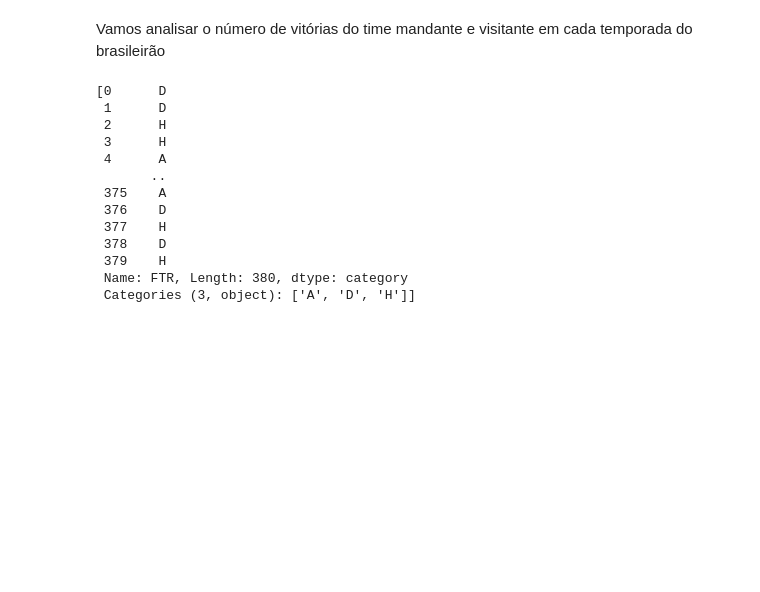
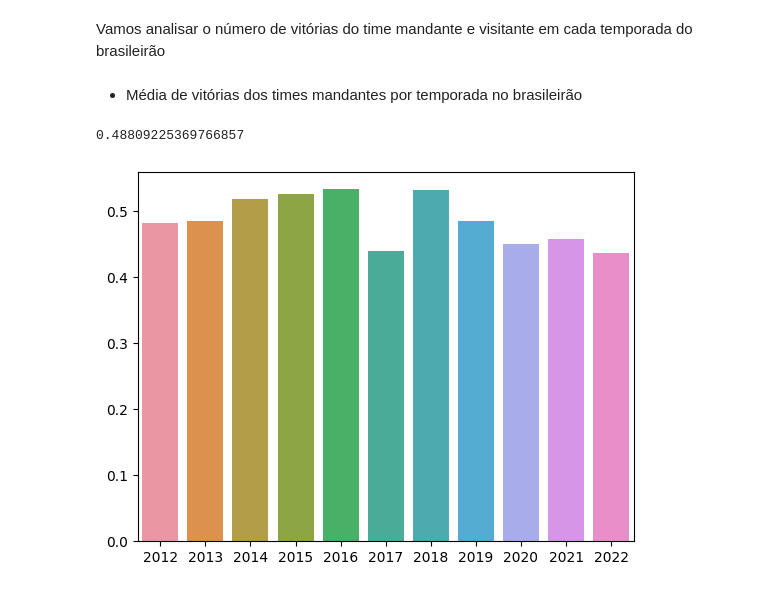
Before and after one commit to matheusalb/Veva365, a Jupyter notebook: Projeto 1.ipynb, the cells around one changed output. Cells and saved outputs as stored; diff of their text form; code cells hidden in the pictures; blank space fills up the shorter version.

```diff
--- a/Projeto 1.ipynb
+++ b/Projeto 1.ipynb
@@ -187,7 +188,7 @@ dtype: object
 # %% [markdown]
 * Atribuindo Tipo para a Data
 # %%
-df['Date'] = pd.to_datetime(df['Date'], infer_datetime_format=True)
+df['Date'] = pd.to_datetime(df['Date'], infer_datetime_format=True, dayfirst=True)
 # %% [markdown]
 ### 2.2. Tratamento de Dados Ausentes
 # %% [markdown]
@@ -682,16 +679,35 @@ ftr_br.append(df_br_2012['FTR'])
-# %%
-ftr_br
-# %% [output]
-[0      D
- 1      D
- 2      H
- 3      H
- 4      A
-       ..
- 375    A
- 376    D
- 377    H
- 378    D
- 379    H
- Name: FTR, Length: 380, dtype: category
- Categories (3, object): ['A', 'D', 'H']]
+# %%
+ftr_home_br = []
+ftr_adv_br = []
+
+ftr_home_br.append(df_br_2012['FTR'].value_counts().loc['H'] / df_br_2012.shape[0])
+ftr_home_br.append(df_br_2013['FTR'].value_counts().loc['H'] / df_br_2013.shape[0])
+ftr_home_br.append(df_br_2014['FTR'].value_counts().loc['H'] / df_br_2014.shape[0])
+ftr_home_br.append(df_br_2015['FTR'].value_counts().loc['H'] / df_br_2015.shape[0])
+ftr_home_br.append(df_br_2016['FTR'].value_counts().loc['H'] / df_br_2016.shape[0])
+ftr_home_br.append(df_br_2017['FTR'].value_counts().loc['H'] / df_br_2017.shape[0])
+ftr_home_br.append(df_br_2018['FTR'].value_counts().loc['H'] / df_br_2018.shape[0])
+ftr_home_br.append(df_br_2019['FTR'].value_counts().loc['H'] / df_br_2019.shape[0])
+ftr_home_br.append(df_br_2020['FTR'].value_counts().loc['H'] / df_br_2020.shape[0])
+ftr_home_br.append(df_br_2021['FTR'].value_counts().loc['H'] / df_br_2021.shape[0])
+ftr_home_br.append(df_br_2022['FTR'].value_counts().loc['H'] / df_br_2022.shape[0])
+
+ftr_adv_br.append(df_br_2012['FTR'].value_counts().loc['A'] / df_br_2012.shape[0])
+ftr_adv_br.append(df_br_2013['FTR'].value_counts().loc['A'] / df_br_2013.shape[0])
+ftr_adv_br.append(df_br_2014['FTR'].value_counts().loc['A'] / df_br_2014.shape[0])
+ftr_adv_br.append(df_br_2015['FTR'].value_counts().loc['A'] / df_br_2015.shape[0])
+ftr_adv_br.append(df_br_2016['FTR'].value_counts().loc['A'] / df_br_2016.shape[0])
+ftr_adv_br.append(df_br_2017['FTR'].value_counts().loc['A'] / df_br_2017.shape[0])
+ftr_adv_br.append(df_br_2018['FTR'].value_counts().loc['A'] / df_br_2018.shape[0])
+ftr_adv_br.append(df_br_2019['FTR'].value_counts().loc['A'] / df_br_2019.shape[0])
+ftr_adv_br.append(df_br_2020['FTR'].value_counts().loc['A'] / df_br_2020.shape[0])
+ftr_adv_br.append(df_br_2021['FTR'].value_counts().loc['A'] / df_br_2021.shape[0])
+ftr_adv_br.append(df_br_2022['FTR'].value_counts().loc['A'] / df_br_2022.shape[0])
+# %% [markdown]
+- Média de vitórias dos times mandantes por temporada no brasileirão
+# %%
+sns.barplot(x=year, y=ftr_home_br)
+df_br['FTR'].value_counts().loc['H'] / df_br.shape[0]
+# %% [output]
+0.48809225369766857
+[figure, added]
```
Also changed, not shown: parts of 18 cells of this notebook.
